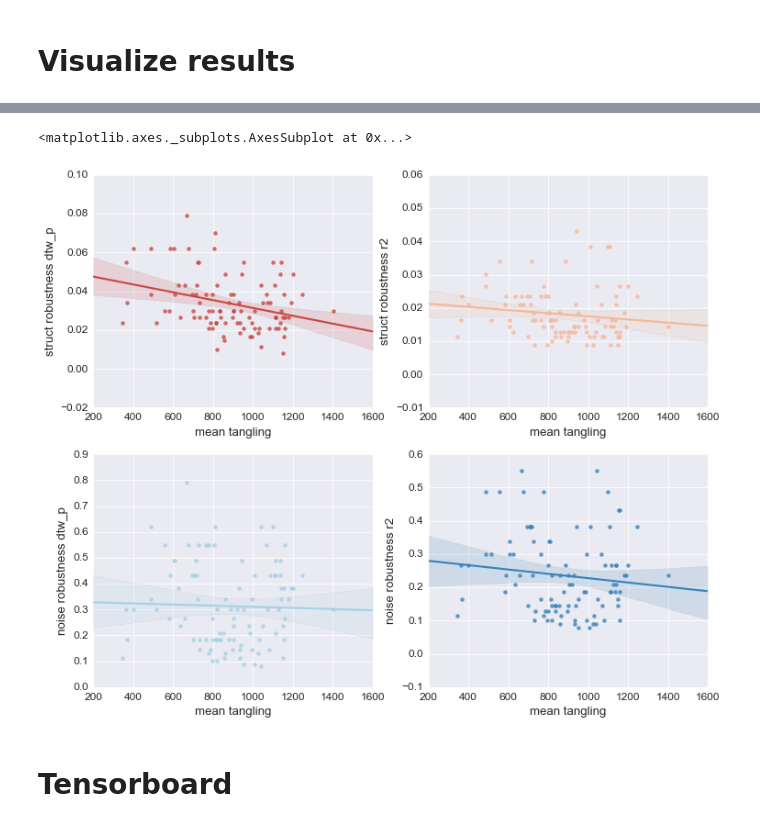
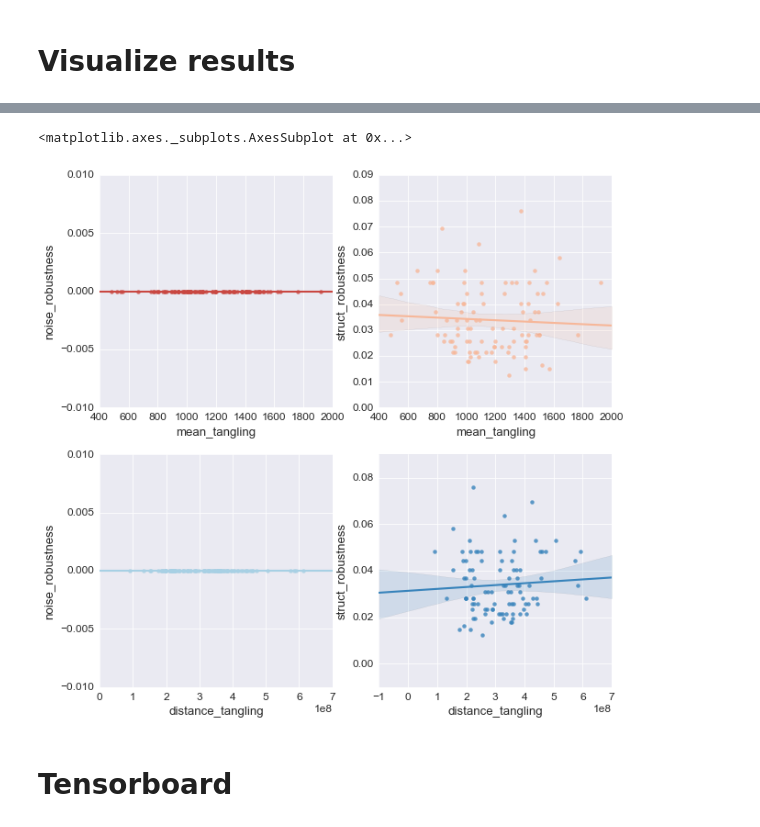
Before and after one commit to jsseely/cyclingRNN, a Jupyter notebook: hyperparameter analysis.ipynb, the cells around one changed output, grey strips where cells are left out. Drawn from its saved outputs; the diff is of its cells as text; code cells hidden in the pictures.

```diff
--- a/hyperparameter analysis.ipynb
+++ b/hyperparameter analysis.ipynb
@@ -710,5 +712,5 @@ for RUN in RUNset:
 # %%
-df_path = './saves/12-26-D/df_01.pickle'
+df_path = './saves/1-12-D/df0123.pickle'
 df = pickle.load(open(df_path))
 # %%
 # Display columns
@@ -752,13 +762,12 @@ plt.show()
 # %%
-f, ax = plt.subplots(2,2, figsize=(12,10))
-
-sns.regplot('mean tangling', 'struct robustness dtw_p', df, ax=ax[0,0])
-sns.regplot('mean tangling', 'struct robustness r2', df, ax=ax[0,1])
-sns.regplot('mean tangling', 'noise robustness dtw_p', df, ax=ax[1,0])
-sns.regplot('mean tangling', 'noise robustness r2', df, ax=ax[1,1])
+f, ax = plt.subplots(2,2, figsize=(10,10))
+sns.regplot('mean_tangling', 'noise_robustness', df, ax=ax[0,0])
+sns.regplot('mean_tangling', 'struct_robustness', df, ax=ax[0,1])
+sns.regplot('distance_tangling', 'noise_robustness', df, ax=ax[1,0])
+sns.regplot('distance_tangling', 'struct_robustness', df, ax=ax[1,1])
 # %% [output]
 <matplotlib.axes._subplots.AxesSubplot at 0x...>
-[figure, old version]
+[figure, new version]
 # %% [markdown]
 # Tensorboard
 # %%
```
Also changed, not shown: parts of 18 cells of this notebook, 4 other files.
